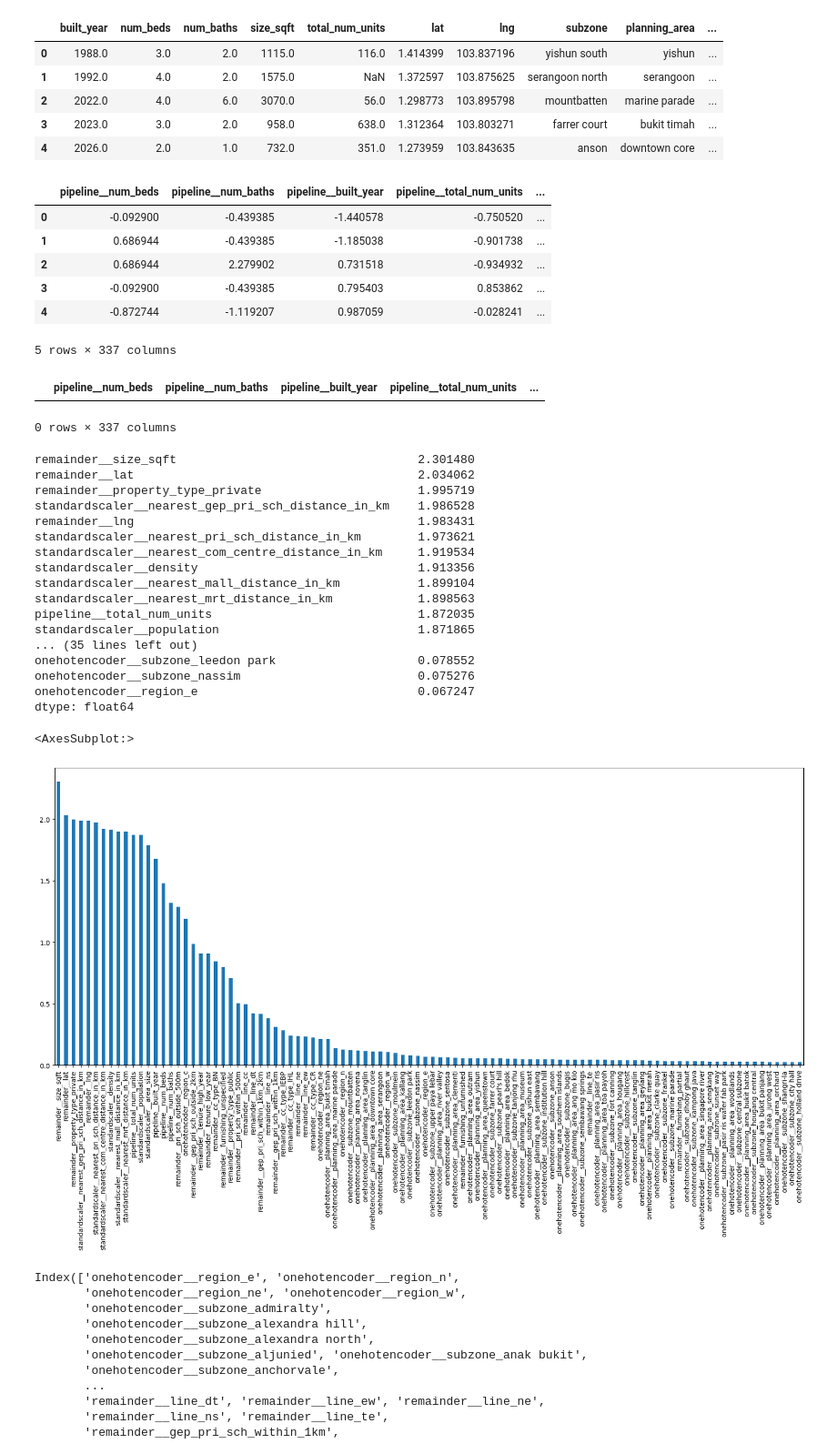
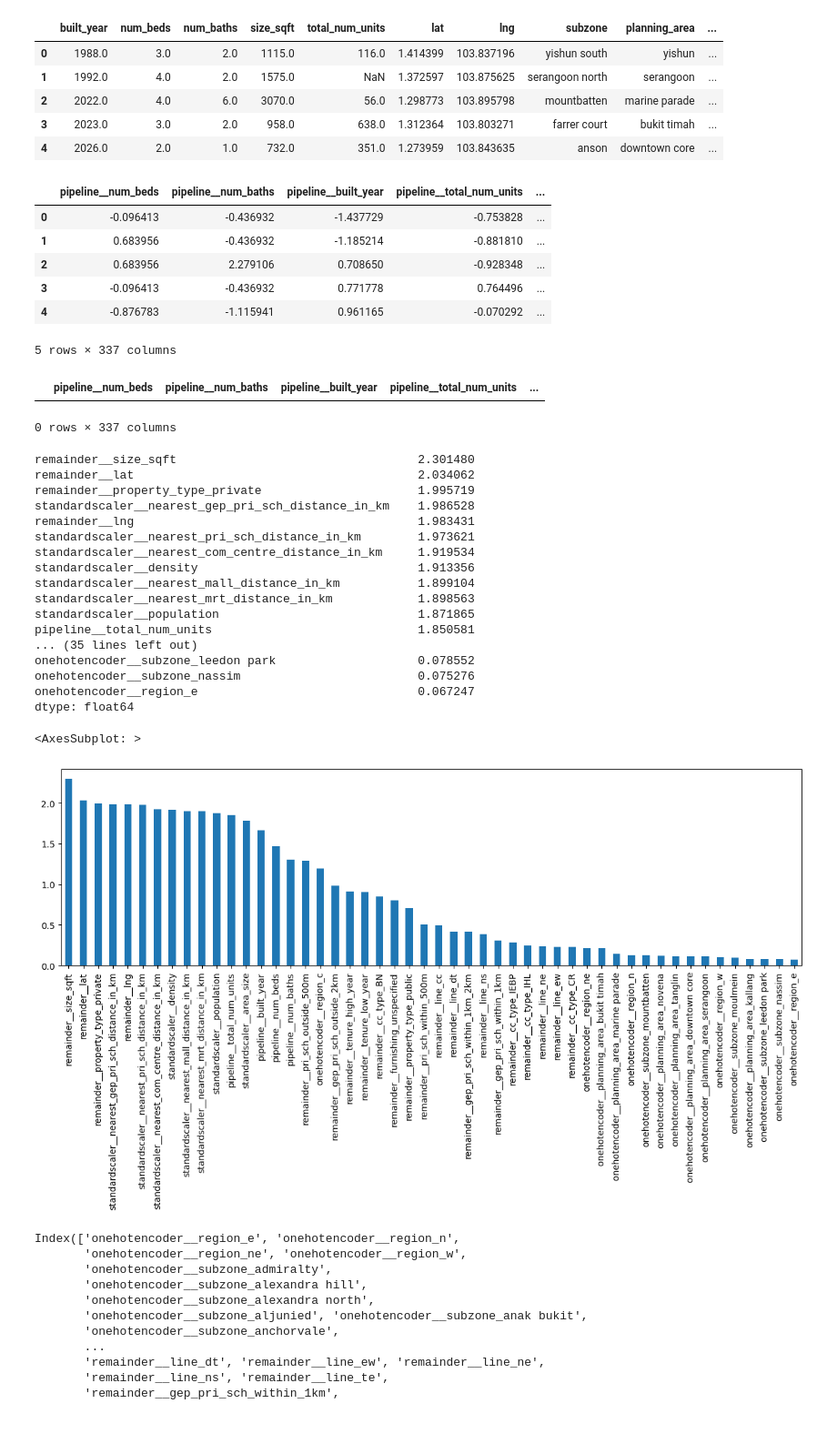
Before and after one commit to coby9241/cs5228-project, a Jupyter notebook: task1/Task1_Soedar-3-Features.ipynb, the cells around one changed output. Shown at 91% size. Saved outputs shown, nothing was run; the diff lists cells and outputs as text; code cells hidden in the pictures; blank space fills up the shorter version.

```diff
--- a/task1/Task1_Soedar-3-Features.ipynb
+++ b/task1/Task1_Soedar-3-Features.ipynb
@@ -102,7 +102,7 @@ X_train = df_train.drop('price', axis=1)
 y_train = df_train['price']
 # %%
 ct = make_column_transformer(
-                    (make_pipeline(KNNImputer(), StandardScaler()), ['num_beds', 'num_baths', 'built_year', 'total_num_units']),
+                    (make_pipeline(StandardScaler(), KNNImputer()), ['num_beds', 'num_baths', 'built_year', 'total_num_units']),
                     (StandardScaler(), ['nearest_mrt_distance_in_km', 'nearest_pri_sch_distance_in_km', 'nearest_gep_pri_sch_distance_in_km', 'nearest_com_centre_distance_in_km', 'nearest_mall_distance_in_km', 'area_size', 'population', 'density']),
                     (OneHotEncoder(sparse=False, handle_unknown='ignore'), ["region", "subzone", "planning_area"]),
                     remainder='passthrough')
@@ -120,11 +120,11 @@ transformed_X = transform_data(X_train)
 transformed_X.head()
 # %% [output]
 |  | pipeline__num_beds | pipeline__num_baths | pipeline__built_year | pipeline__total_num_units | ... |
-| 0 | -0.092900 | -0.439385 | -1.440578 | -0.750520 | ... |
-| 1 | 0.686944 | -0.439385 | -1.185038 | -0.901738 | ... |
-| 2 | 0.686944 | 2.279902 | 0.731518 | -0.934932 | ... |
-| 3 | -0.092900 | -0.439385 | 0.795403 | 0.853862 | ... |
-| 4 | -0.872744 | -1.119207 | 0.987059 | -0.028241 | ... |
+| 0 | -0.096413 | -0.436932 | -1.437729 | -0.753828 | ... |
+| 1 | 0.683956 | -0.436932 | -1.185214 | -0.881810 | ... |
+| 2 | 0.683956 | 2.279106 | 0.708650 | -0.928348 | ... |
+| 3 | -0.096413 | -0.436932 | 0.771778 | 0.764496 | ... |
+| 4 | -0.876783 | -1.115941 | 0.961165 | -0.070292 | ... |
 5 rows × 337 columns
 # %%
 transformed_X[transformed_X.isna().any(axis=1)]
@@ -151,18 +151,18 @@ standardscaler__nearest_com_centre_distance_in_km     1.919534
 standardscaler__density                               1.913356
 standardscaler__nearest_mall_distance_in_km           1.899104
 standardscaler__nearest_mrt_distance_in_km            1.898563
-pipeline__total_num_units                             1.872035
 standardscaler__population                            1.871865
+pipeline__total_num_units                             1.850581
 ... (35 lines left out)
 onehotencoder__subzone_leedon park                    0.078552
 onehotencoder__subzone_nassim                         0.075276
 onehotencoder__region_e                               0.067247
 dtype: float64
 # %%
-mutual_info.sort_values(ascending=False)[0:100].plot.bar(figsize=(20, 8))
+mutual_info.sort_values(ascending=False)[0:50].plot.bar(figsize=(15, 4))
 # %% [output]
-<AxesSubplot:>
+<AxesSubplot: >
-[figure, old version]
+[figure, new version]
 # %%
 mutual_info[mutual_info < 0.5].index
 # %% [output]
```
Also changed, not shown: 6 other files.
